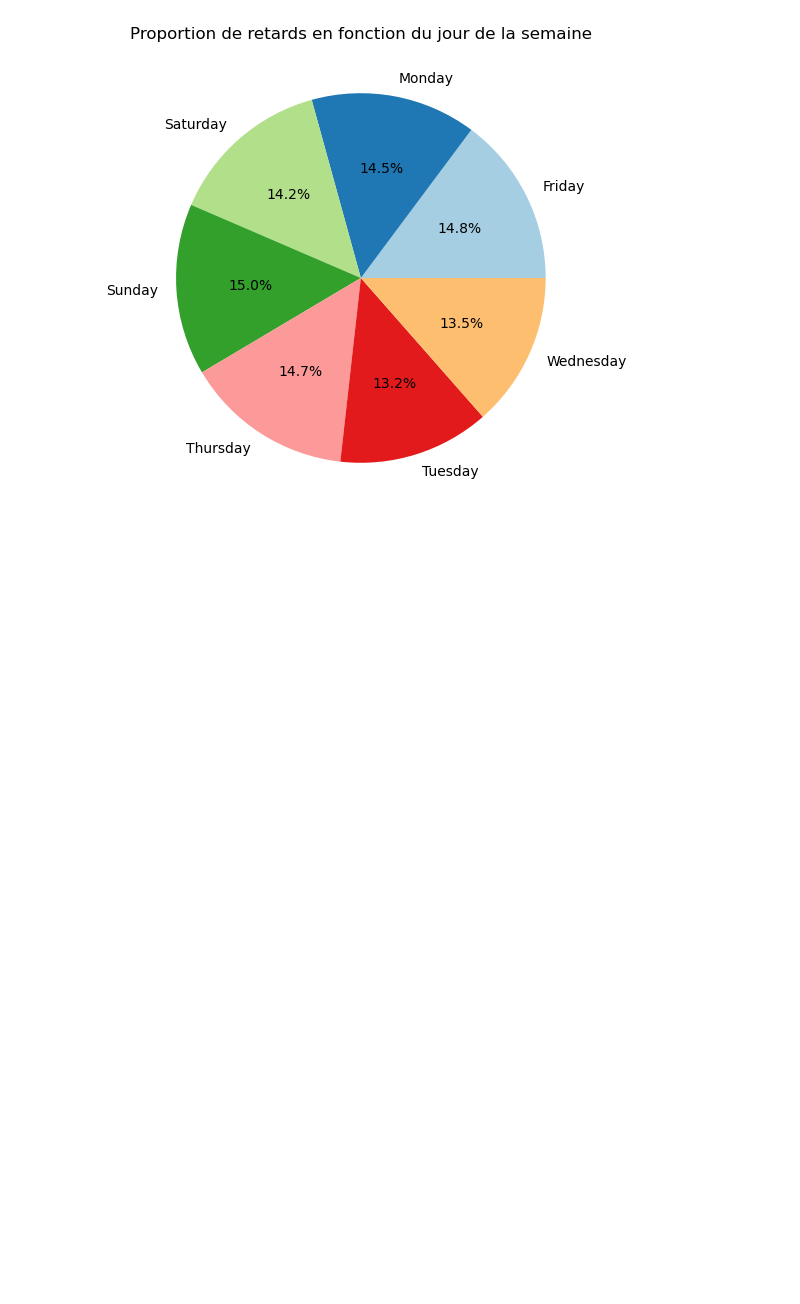
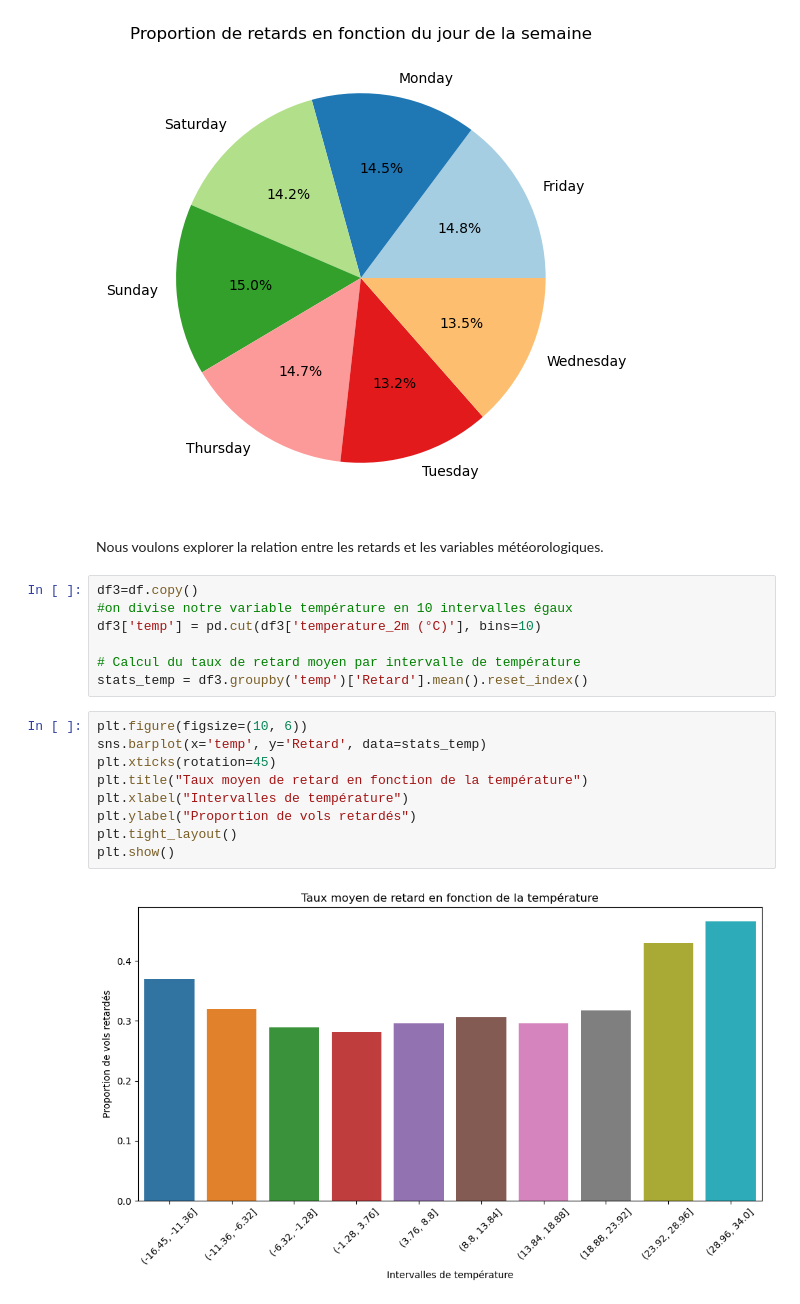
Before and after one commit to OUALYoss/Projet_Python-pour-la-data-science, a Jupyter notebook: Code_.ipynb, the cells around one changed output. Saved outputs shown, nothing was run; the diff lists cells and outputs as text; blank space fills up the shorter version.

```diff
--- a/Code_.ipynb
+++ b/Code_.ipynb
@@ -690,3 +689,23 @@ plt.title("Proportion de retards en fonction du jour de la semaine")
 plt.show()
 # %% [output]
 [figure]
+# %% [markdown]
+Nous voulons explorer la relation entre les retards et les variables météorologiques.
+# %%
+df3=df.copy()
+#on divise notre variable température en 10 intervalles égaux
+df3['temp'] = pd.cut(df3['temperature_2m (°C)'], bins=10)
+
+# Calcul du taux de retard moyen par intervalle de température
+stats_temp = df3.groupby('temp')['Retard'].mean().reset_index()
+# %%
+plt.figure(figsize=(10, 6))
+sns.barplot(x='temp', y='Retard', data=stats_temp)
+plt.xticks(rotation=45)
+plt.title("Taux moyen de retard en fonction de la température")
+plt.xlabel("Intervalles de température")
+plt.ylabel("Proportion de vols retardés")
+plt.tight_layout()
+plt.show()
+# %% [output]
+[figure, added]
```
Also changed, not shown: parts of 8 cells of this notebook.
